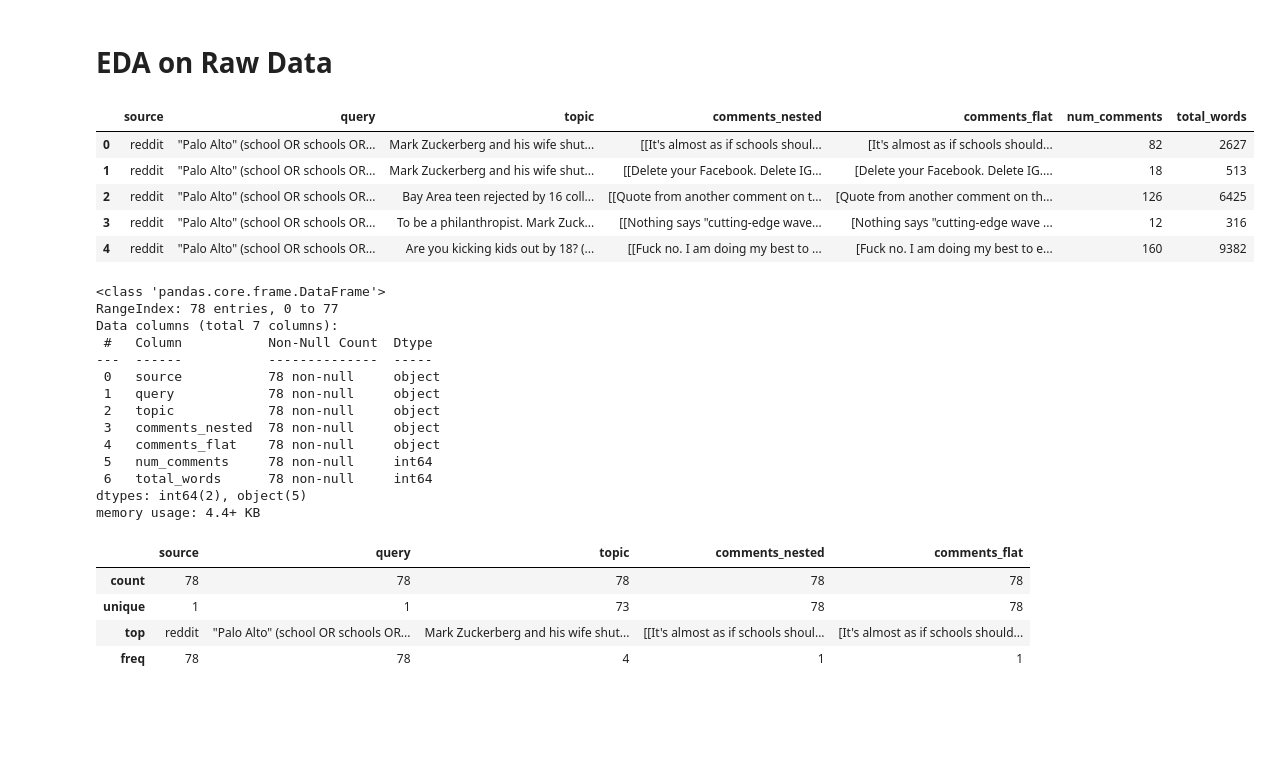
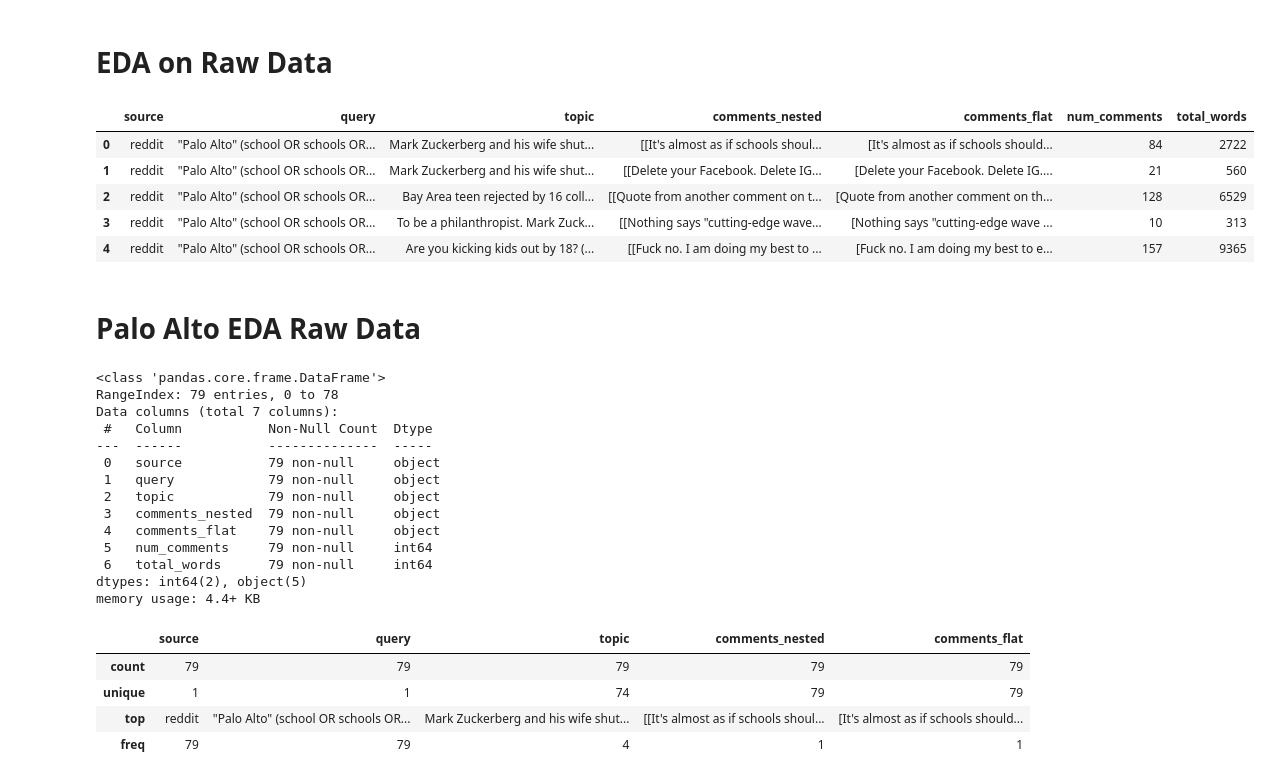
Before and after one commit to junclemente/ads509-final_project, a Jupyter notebook: notebooks/eda_raw.ipynb, the cells around one changed output. Cells and saved outputs as stored; diff of their text form; code cells hidden in the pictures; blank space fills up the shorter version.

```diff
--- a/notebooks/eda_raw.ipynb
+++ b/notebooks/eda_raw.ipynb
@@ -9,30 +9,33 @@ from pathlib import Path
 # %%
 dataset_folder = Path("../datasets")
 
-df = pd.read_pickle(dataset_folder / "20251004_065231_reddit_posts.pkl")
+# read palo alto dataframe
+df = pd.read_pickle(dataset_folder / "Palo_Alto_20251007_235943_reddit.pkl")
 df.head()
 # %% [output]
 |  | source | query | topic | comments_nested | comments_flat | num_comments | total_words |
-| 0 | reddit | "Palo Alto" (school OR schools OR... | Mark Zuckerberg and his wife shut... | [[It's almost as if schools shoul... | [It's almost as if schools should... | 82 | 2627 |
-| 1 | reddit | "Palo Alto" (school OR schools OR... | Mark Zuckerberg and his wife shut... | [[Delete your Facebook. Delete IG... | [Delete your Facebook. Delete IG.... | 18 | 513 |
-| 2 | reddit | "Palo Alto" (school OR schools OR... | Bay Area teen rejected by 16 coll... | [[Quote from another comment on t... | [Quote from another comment on th... | 126 | 6425 |
-| 3 | reddit | "Palo Alto" (school OR schools OR... | To be a philanthropist. Mark Zuck... | [[Nothing says "cutting-edge wave... | [Nothing says "cutting-edge wave ... | 12 | 316 |
-| 4 | reddit | "Palo Alto" (school OR schools OR... | Are you kicking kids out by 18? (... | [[Fuck no. I am doing my best to ... | [Fuck no. I am doing my best to e... | 160 | 9382 |
+| 0 | reddit | "Palo Alto" (school OR schools OR... | Mark Zuckerberg and his wife shut... | [[It's almost as if schools shoul... | [It's almost as if schools should... | 84 | 2722 |
+| 1 | reddit | "Palo Alto" (school OR schools OR... | Mark Zuckerberg and his wife shut... | [[Delete your Facebook. Delete IG... | [Delete your Facebook. Delete IG.... | 21 | 560 |
+| 2 | reddit | "Palo Alto" (school OR schools OR... | Bay Area teen rejected by 16 coll... | [[Quote from another comment on t... | [Quote from another comment on th... | 128 | 6529 |
+| 3 | reddit | "Palo Alto" (school OR schools OR... | To be a philanthropist. Mark Zuck... | [[Nothing says "cutting-edge wave... | [Nothing says "cutting-edge wave ... | 10 | 313 |
+| 4 | reddit | "Palo Alto" (school OR schools OR... | Are you kicking kids out by 18? (... | [[Fuck no. I am doing my best to ... | [Fuck no. I am doing my best to e... | 157 | 9365 |
+# %% [markdown]
+# Palo Alto EDA Raw Data
 # %%
 df.info()
 # %% [output]
 <class 'pandas.core.frame.DataFrame'>
-RangeIndex: 78 entries, 0 to 77
+RangeIndex: 79 entries, 0 to 78
 Data columns (total 7 columns):
  #   Column           Non-Null Count  Dtype
 ---  ------           --------------  -----
- 0   source           78 non-null     object
- 1   query            78 non-null     object
- 2   topic            78 non-null     object
- 3   comments_nested  78 non-null     object
- 4   comments_flat    78 non-null     object
- 5   num_comments     78 non-null     int64
- 6   total_words      78 non-null     int64
+ 0   source           79 non-null     object
+ 1   query            79 non-null     object
+ 2   topic            79 non-null     object
+ 3   comments_nested  79 non-null     object
+ 4   comments_flat    79 non-null     object
+ 5   num_comments     79 non-null     int64
+ 6   total_words      79 non-null     int64
 dtypes: int64(2), object(5)
 memory usage: 4.4+ KB
 # %%
@@ -42,10 +45,10 @@ num_cols = ["num_comments", "total_words"]
 df[cat_cols].describe(include="all")
 # %% [output]
 |  | source | query | topic | comments_nested | comments_flat |
-| count | 78 | 78 | 78 | 78 | 78 |
-| unique | 1 | 1 | 73 | 78 | 78 |
+| count | 79 | 79 | 79 | 79 | 79 |
+| unique | 1 | 1 | 74 | 79 | 79 |
 | top | reddit | "Palo Alto" (school OR schools OR... | Mark Zuckerberg and his wife shut... | [[It's almost as if schools shoul... | [It's almost as if schools should... |
-| freq | 78 | 78 | 4 | 1 | 1 |
+| freq | 79 | 79 | 4 | 1 | 1 |
 # %%
 df[num_cols].describe(include="all")
 # %% [output]
```
Also changed, not shown: parts of 10 cells of this notebook.
